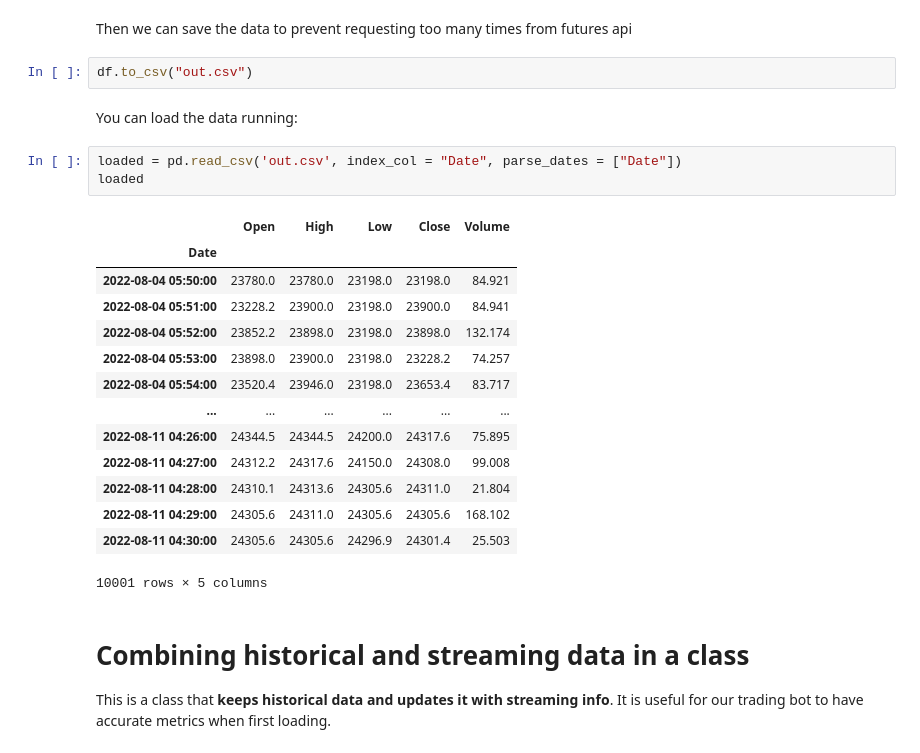
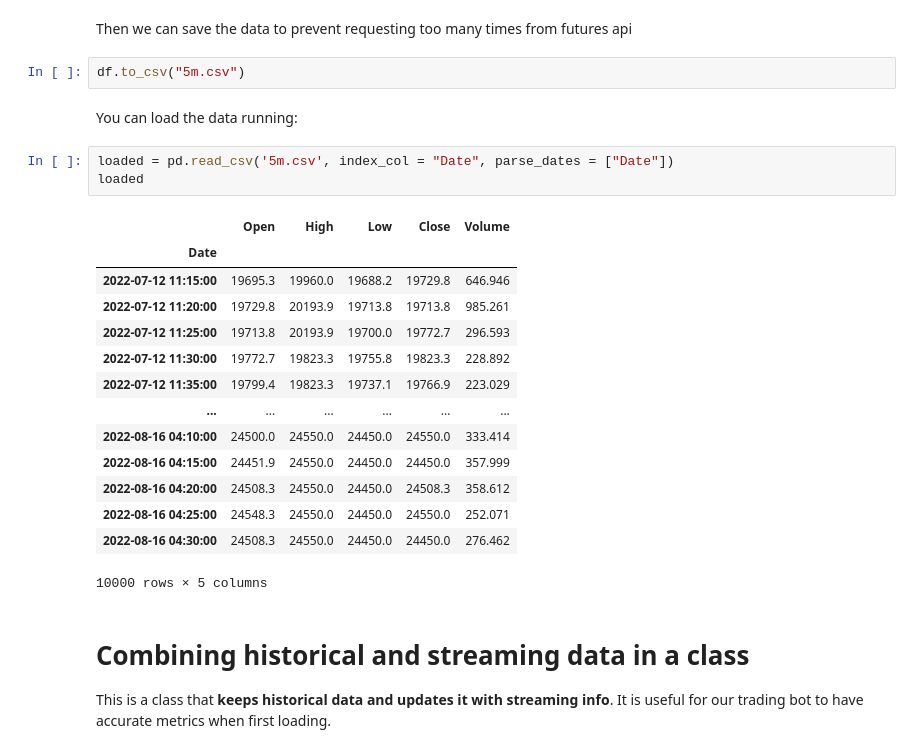
Before and after one commit to mauricioavs/trading-bot, a Jupyter notebook: First Steps.ipynb, the cells around one changed output. Saved outputs shown, nothing was run; the diff lists cells and outputs as text.

```diff
--- a/First Steps.ipynb
+++ b/First Steps.ipynb
@@ -240,27 +247,27 @@ df
 # %% [markdown]
 Then we can save the data to prevent requesting too many times from futures api
 # %%
-df.to_csv("out.csv")
+df.to_csv("5m.csv")
 # %% [markdown]
 You can load the data running:
 # %%
-loaded = pd.read_csv('out.csv', index_col = "Date", parse_dates = ["Date"])
+loaded = pd.read_csv('5m.csv', index_col = "Date", parse_dates = ["Date"])
 loaded
 # %% [output]
 |  | Open | High | Low | Close | Volume |
 | Date |  |  |  |  |  |
-| 2022-08-04 05:50:00 | 23780.0 | 23780.0 | 23198.0 | 23198.0 | 84.921 |
-| 2022-08-04 05:51:00 | 23228.2 | 23900.0 | 23198.0 | 23900.0 | 84.941 |
-| 2022-08-04 05:52:00 | 23852.2 | 23898.0 | 23198.0 | 23898.0 | 132.174 |
-| 2022-08-04 05:53:00 | 23898.0 | 23900.0 | 23198.0 | 23228.2 | 74.257 |
-| 2022-08-04 05:54:00 | 23520.4 | 23946.0 | 23198.0 | 23653.4 | 83.717 |
+| 2022-07-12 11:15:00 | 19695.3 | 19960.0 | 19688.2 | 19729.8 | 646.946 |
+| 2022-07-12 11:20:00 | 19729.8 | 20193.9 | 19713.8 | 19713.8 | 985.261 |
+| 2022-07-12 11:25:00 | 19713.8 | 20193.9 | 19700.0 | 19772.7 | 296.593 |
+| 2022-07-12 11:30:00 | 19772.7 | 19823.3 | 19755.8 | 19823.3 | 228.892 |
+| 2022-07-12 11:35:00 | 19799.4 | 19823.3 | 19737.1 | 19766.9 | 223.029 |
 | ... | ... | ... | ... | ... | ... |
-| 2022-08-11 04:26:00 | 24344.5 | 24344.5 | 24200.0 | 24317.6 | 75.895 |
-| 2022-08-11 04:27:00 | 24312.2 | 24317.6 | 24150.0 | 24308.0 | 99.008 |
-| 2022-08-11 04:28:00 | 24310.1 | 24313.6 | 24305.6 | 24311.0 | 21.804 |
-| 2022-08-11 04:29:00 | 24305.6 | 24311.0 | 24305.6 | 24305.6 | 168.102 |
-| 2022-08-11 04:30:00 | 24305.6 | 24305.6 | 24296.9 | 24301.4 | 25.503 |
+| 2022-08-16 04:10:00 | 24500.0 | 24550.0 | 24450.0 | 24550.0 | 333.414 |
+| 2022-08-16 04:15:00 | 24451.9 | 24550.0 | 24450.0 | 24450.0 | 357.999 |
+| 2022-08-16 04:20:00 | 24508.3 | 24550.0 | 24450.0 | 24508.3 | 358.612 |
+| 2022-08-16 04:25:00 | 24548.3 | 24550.0 | 24450.0 | 24550.0 | 252.071 |
+| 2022-08-16 04:30:00 | 24508.3 | 24550.0 | 24450.0 | 24450.0 | 276.462 |
-10001 rows × 5 columns
+10000 rows × 5 columns
 # %% [markdown]
 # Combining historical and streaming data in a class
 
```
Also changed, not shown: parts of 61 cells of this notebook, 2 other files.
